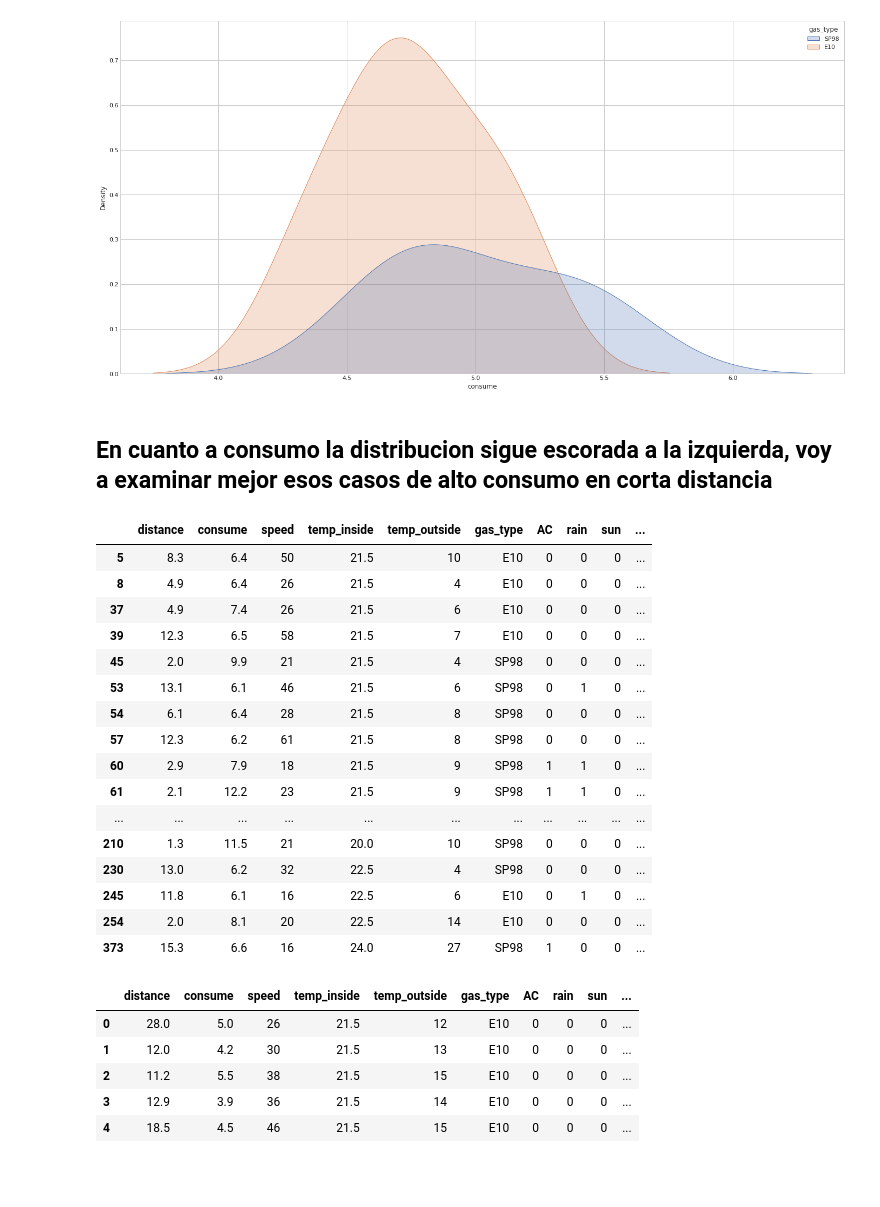
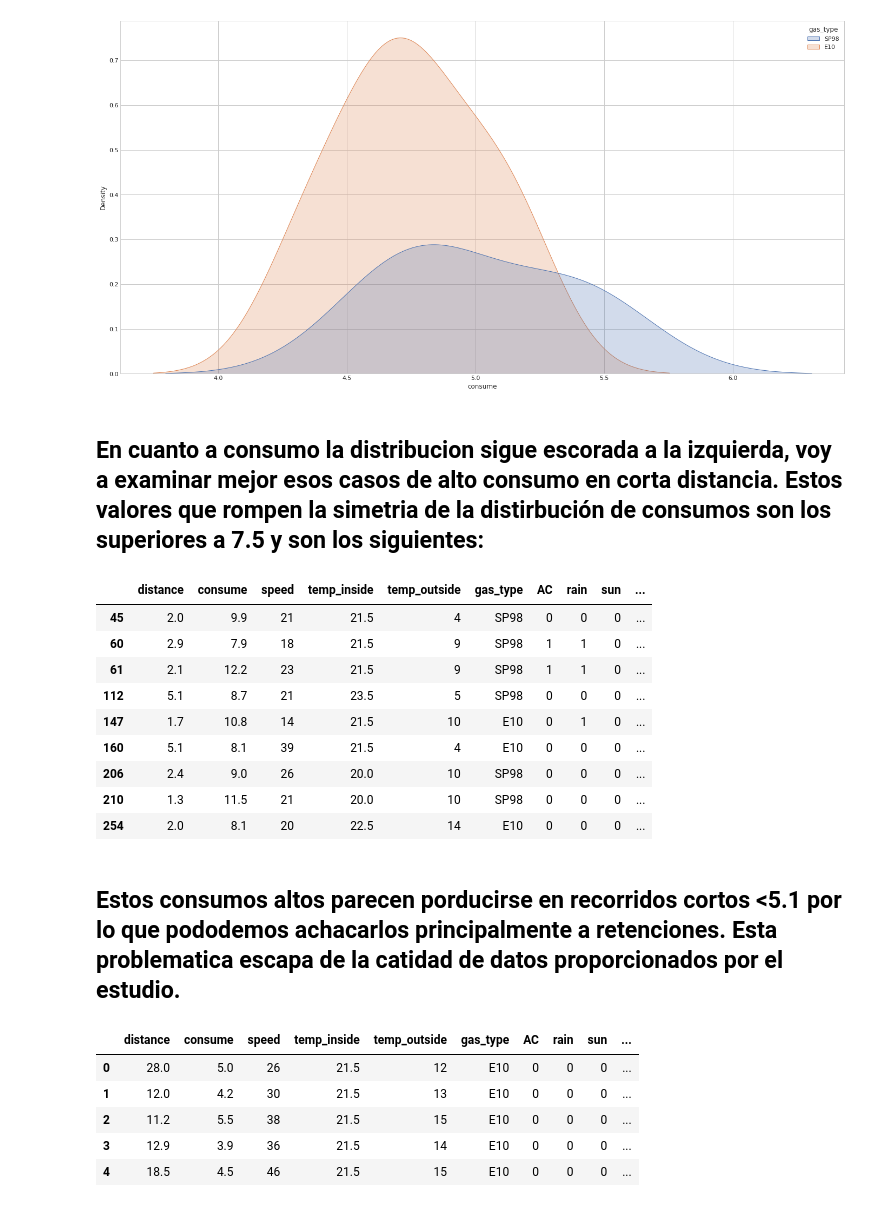
Before and after one commit to VictorRodriguezIronhack/reto_data, a Jupyter notebook: 2-Visualizacion.ipynb, the cells around one changed output. Drawn from its saved outputs; the diff is of its cells as text; code cells hidden in the pictures; blank space fills up the shorter version.

```diff
--- a/2-Visualizacion.ipynb
+++ b/2-Visualizacion.ipynb
@@ -185,28 +249,23 @@ sns.kdeplot(x=df_ld.consume, hue=df_ld.gas_type, fill=True);
 # %% [output]
 [figure]
 # %% [markdown]
-## En cuanto a consumo la distribucion sigue escorada a la izquierda, voy a examinar mejor esos casos de alto consumo en corta distancia
+## En cuanto a consumo la distribucion sigue escorada a la izquierda, voy a examinar mejor esos casos de alto consumo en corta distancia. Estos valores que rompen la simetria de la distirbución de consumos son los superiores a 7.5 y son los siguientes:
 # %%
-df_cd_ac = df_cd[df_cd.consume>6]
+df_cd_ac = df_cd[df_cd.consume>7.5]
 df_cd_ac
 # %% [output]
 |  | distance | consume | speed | temp_inside | temp_outside | gas_type | AC | rain | sun | ... |
-| 5 | 8.3 | 6.4 | 50 | 21.5 | 10 | E10 | 0 | 0 | 0 | ... |
-| 8 | 4.9 | 6.4 | 26 | 21.5 | 4 | E10 | 0 | 0 | 0 | ... |
-| 37 | 4.9 | 7.4 | 26 | 21.5 | 6 | E10 | 0 | 0 | 0 | ... |
-| 39 | 12.3 | 6.5 | 58 | 21.5 | 7 | E10 | 0 | 0 | 0 | ... |
 | 45 | 2.0 | 9.9 | 21 | 21.5 | 4 | SP98 | 0 | 0 | 0 | ... |
-| 53 | 13.1 | 6.1 | 46 | 21.5 | 6 | SP98 | 0 | 1 | 0 | ... |
-| 54 | 6.1 | 6.4 | 28 | 21.5 | 8 | SP98 | 0 | 0 | 0 | ... |
-| 57 | 12.3 | 6.2 | 61 | 21.5 | 8 | SP98 | 0 | 0 | 0 | ... |
 | 60 | 2.9 | 7.9 | 18 | 21.5 | 9 | SP98 | 1 | 1 | 0 | ... |
 | 61 | 2.1 | 12.2 | 23 | 21.5 | 9 | SP98 | 1 | 1 | 0 | ... |
-| ... | ... | ... | ... | ... | ... | ... | ... | ... | ... | ... |
+| 112 | 5.1 | 8.7 | 21 | 23.5 | 5 | SP98 | 0 | 0 | 0 | ... |
+| 147 | 1.7 | 10.8 | 14 | 21.5 | 10 | E10 | 0 | 1 | 0 | ... |
+| 160 | 5.1 | 8.1 | 39 | 21.5 | 4 | E10 | 0 | 0 | 0 | ... |
+| 206 | 2.4 | 9.0 | 26 | 20.0 | 10 | SP98 | 0 | 0 | 0 | ... |
 | 210 | 1.3 | 11.5 | 21 | 20.0 | 10 | SP98 | 0 | 0 | 0 | ... |
-| 230 | 13.0 | 6.2 | 32 | 22.5 | 4 | SP98 | 0 | 0 | 0 | ... |
-| 245 | 11.8 | 6.1 | 16 | 22.5 | 6 | E10 | 0 | 1 | 0 | ... |
 | 254 | 2.0 | 8.1 | 20 | 22.5 | 14 | E10 | 0 | 0 | 0 | ... |
-| 373 | 15.3 | 6.6 | 16 | 24.0 | 27 | SP98 | 1 | 0 | 0 | ... |
+# %% [markdown]
+## Estos consumos altos parecen porducirse en recorridos cortos <5.1 por lo que pododemos achacarlos principalmente a retenciones. Esta problematica escapa de la catidad de datos proporcionados por el estudio.
 # %%
 df_cd.head()
 # %% [output]
```
Also changed, not shown: parts of 62 cells of this notebook, 5 other files.
